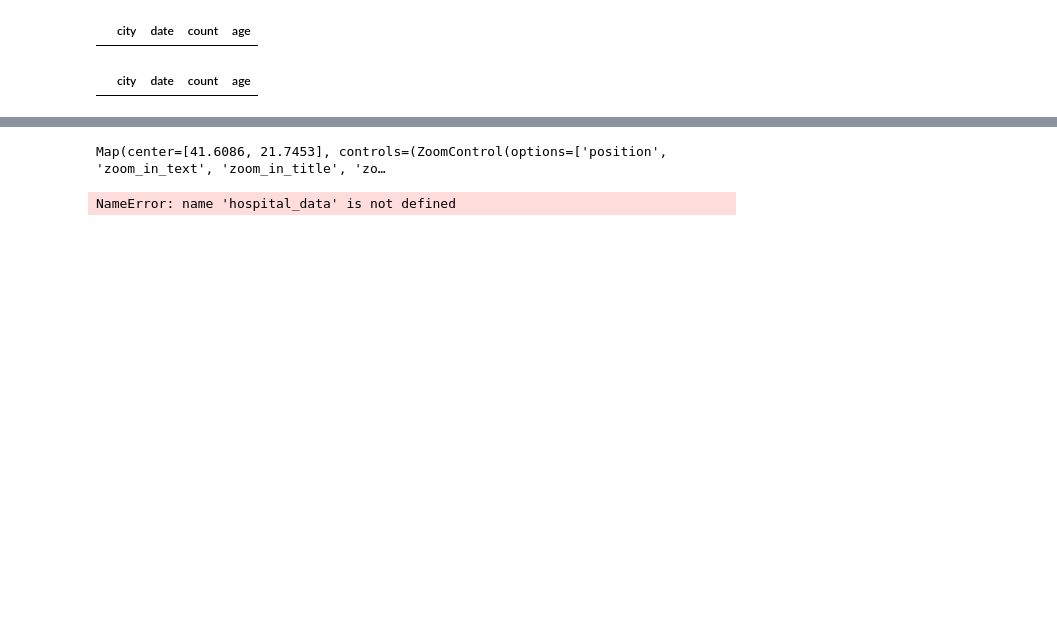
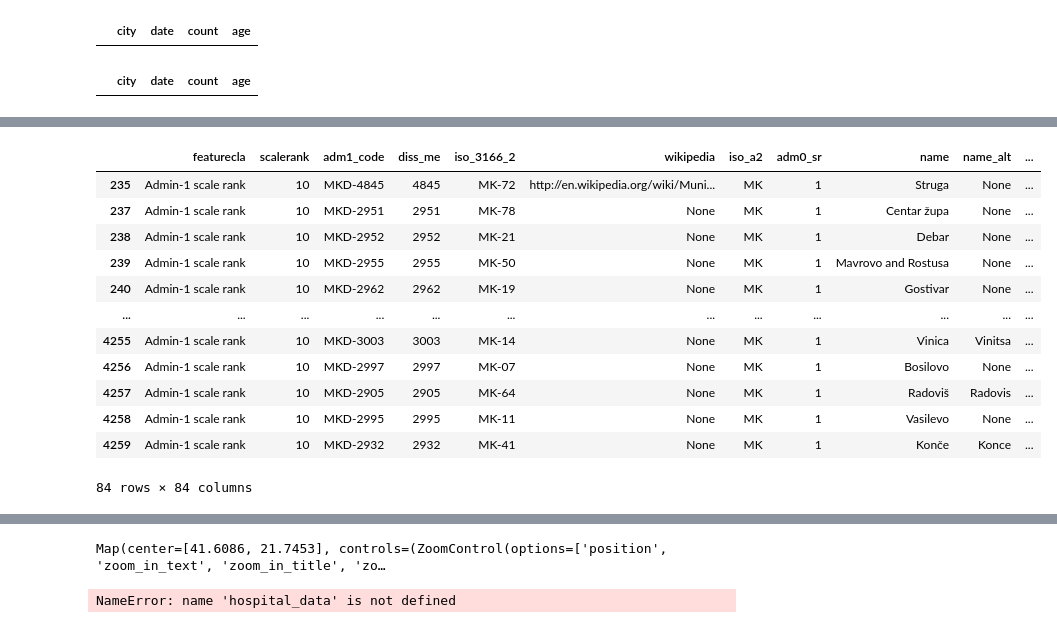
Before and after one commit to VikiPeeva/coronavirus-macedonia-tryouts, a Jupyter notebook: maps/mk_city_layer.ipynb, the cells around one changed output, grey strips where cells are left out. Saved outputs shown, nothing was run; the diff lists cells and outputs as text; code cells hidden in the pictures; blank space fills up the shorter version.

```diff
--- a/maps/mk_city_layer.ipynb
+++ b/maps/mk_city_layer.ipynb
@@ -65,0 +57,19 @@ merged
+# %%
+world_cities = geopandas.read_file("https://www.naturalearthdata.com/http//www.naturalearthdata.com/download/10m/cultural/ne_10m_admin_1_states_provinces.zip")
+
+mk_cities = world_cities[world_cities["iso_a2"] == 'MK']
+mk_cities
+# %% [output]
+|  | featurecla | scalerank | adm1_code | diss_me | iso_3166_2 | wikipedia | iso_a2 | adm0_sr | name | name_alt | ... |
+| 235 | Admin-1 scale rank | 10 | MKD-4845 | 4845 | MK-72 | http://en.wikipedia.org/wiki/Muni... | MK | 1 | Struga | None | ... |
+| 237 | Admin-1 scale rank | 10 | MKD-2951 | 2951 | MK-78 | None | MK | 1 | Centar župa | None | ... |
+| 238 | Admin-1 scale rank | 10 | MKD-2952 | 2952 | MK-21 | None | MK | 1 | Debar | None | ... |
+| 239 | Admin-1 scale rank | 10 | MKD-2955 | 2955 | MK-50 | None | MK | 1 | Mavrovo and Rostusa | None | ... |
+| 240 | Admin-1 scale rank | 10 | MKD-2962 | 2962 | MK-19 | None | MK | 1 | Gostivar | None | ... |
+| ... | ... | ... | ... | ... | ... | ... | ... | ... | ... | ... | ... |
+| 4255 | Admin-1 scale rank | 10 | MKD-3003 | 3003 | MK-14 | None | MK | 1 | Vinica | Vinitsa | ... |
+| 4256 | Admin-1 scale rank | 10 | MKD-2997 | 2997 | MK-07 | None | MK | 1 | Bosilovo | None | ... |
+| 4257 | Admin-1 scale rank | 10 | MKD-2905 | 2905 | MK-64 | None | MK | 1 | Radoviš | Radovis | ... |
+| 4258 | Admin-1 scale rank | 10 | MKD-2995 | 2995 | MK-11 | None | MK | 1 | Vasilevo | None | ... |
+| 4259 | Admin-1 scale rank | 10 | MKD-2932 | 2932 | MK-41 | None | MK | 1 | Konče | Konce | ... |
+84 rows × 84 columns
```
Also changed, not shown: parts of 13 cells of this notebook, 3 other files.
